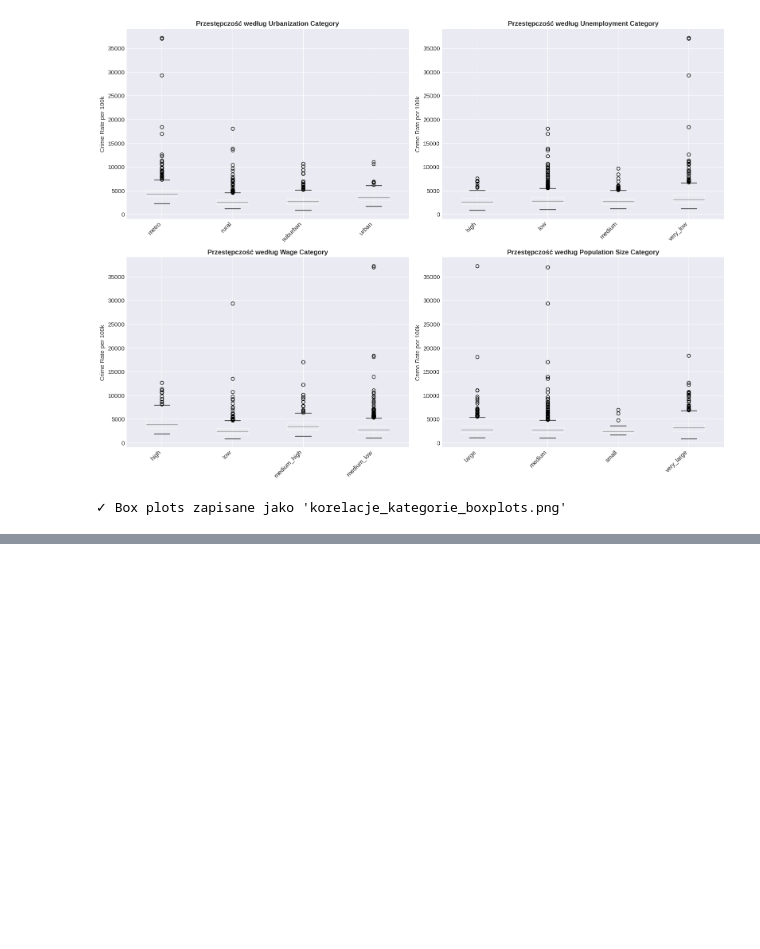
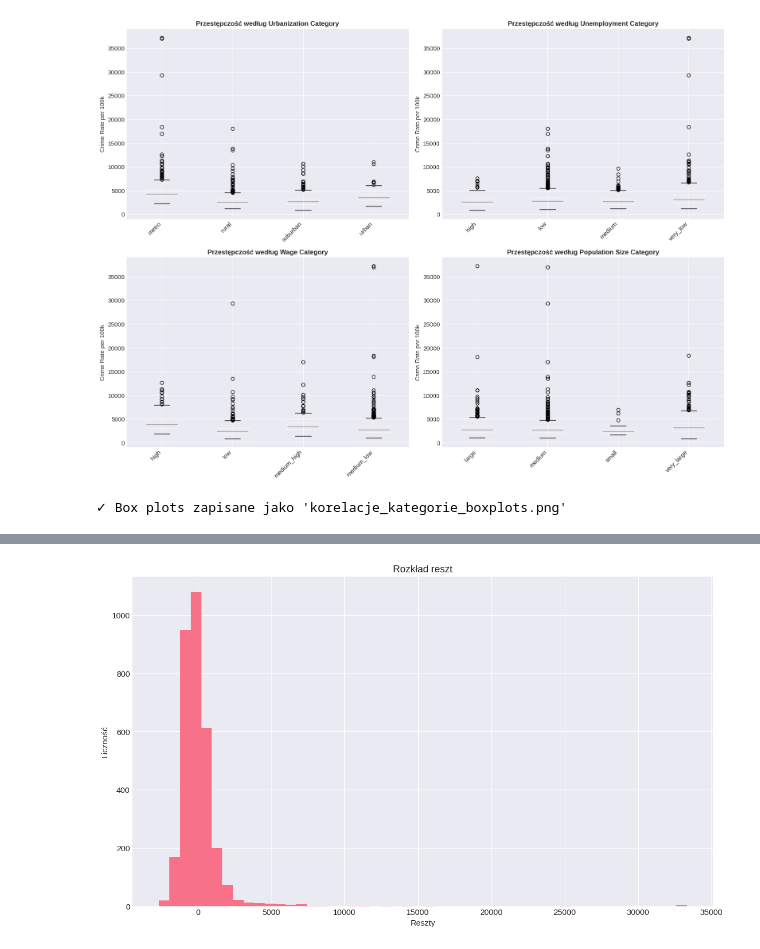
Before and after one commit to imizgun/polish-crimes-eda, a Jupyter notebook: polish_crimes_eda.ipynb, the cells around one changed output, grey strips where cells are left out. Cells and saved outputs as stored; diff of their text form; code cells hidden in the pictures; blank space fills up the shorter version.

```diff
--- a/polish_crimes_eda.ipynb
+++ b/polish_crimes_eda.ipynb
@@ -801,0 +894,9 @@ print("="*80)
+# %%
+plt.figure()
+plt.hist(residuals, bins=50)
+plt.title("Rozkład reszt")
+plt.xlabel("Reszty")
+plt.ylabel("Liczność")
+plt.show()
+# %% [output]
+[figure, added]
```
Also changed, not shown: parts of 13 cells of this notebook, 6 other files.
